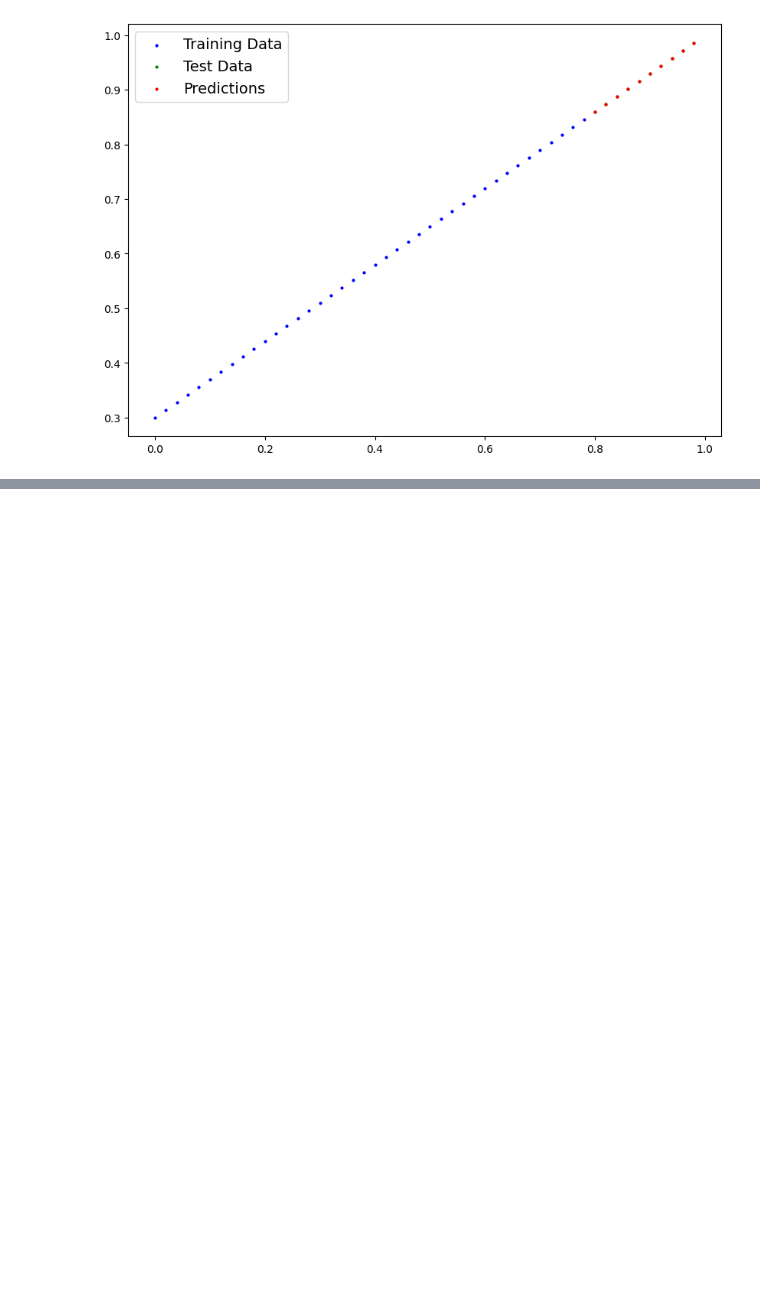
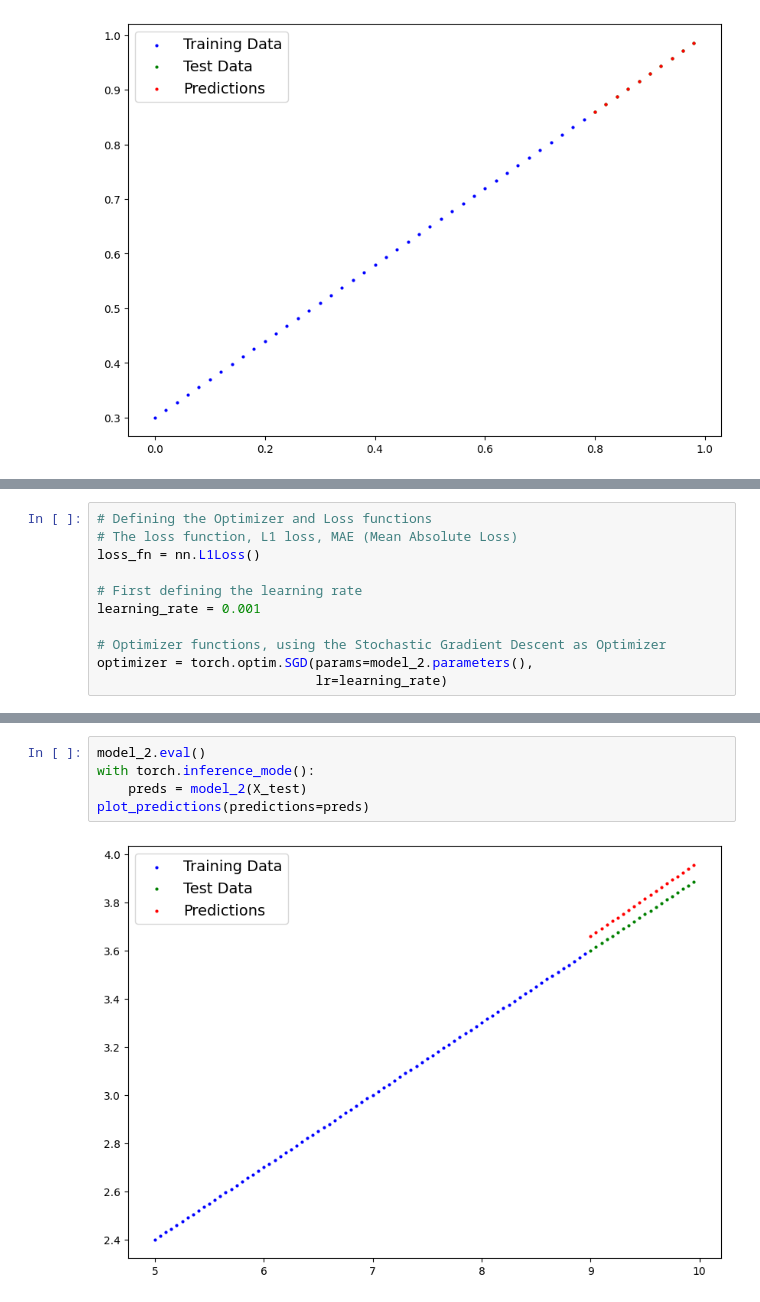
Before and after one commit to MuhammedUmerNazir/pytorch_code_snippets, a Jupyter notebook: 01_torch_workflow.ipynb, the cells around one changed output, grey strips where cells are left out. Cells and saved outputs as stored; diff of their text form; blank space fills up the shorter version.

```diff
--- a/01_torch_workflow.ipynb
+++ b/01_torch_workflow.ipynb
@@ -890,0 +1044,11 @@ plot_predictions(predictions=loaded_model_1_preds.cpu())
+# %%
+# Defining the Optimizer and Loss functions
+# The loss function, L1 loss, MAE (Mean Absolute Loss)
+loss_fn = nn.L1Loss()
+
+# First defining the learning rate
+learning_rate = 0.001
+
+# Optimizer functions, using the Stochastic Gradient Descent as Optimizer
+optimizer = torch.optim.SGD(params=model_2.parameters(),
+                            lr=learning_rate)
@@ -890,0 +1120,7 @@ plot_predictions(predictions=loaded_model_1_preds.cpu())
+# %%
+model_2.eval()
+with torch.inference_mode():
+    preds = model_2(X_test)
+plot_predictions(predictions=preds)
+# %% [output]
+[figure, added]
```
Also changed, not shown: parts of 24 cells of this notebook.
